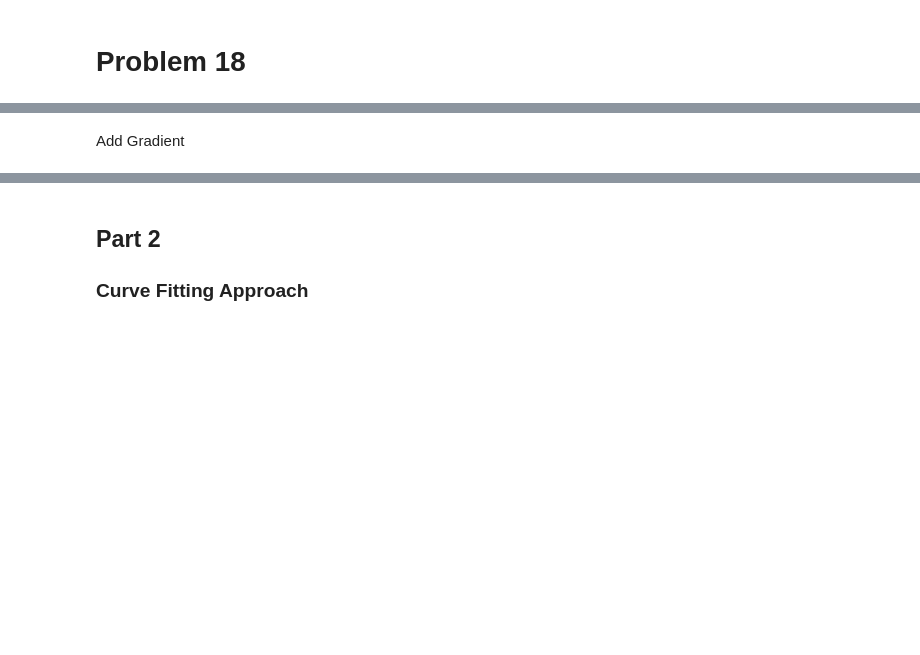
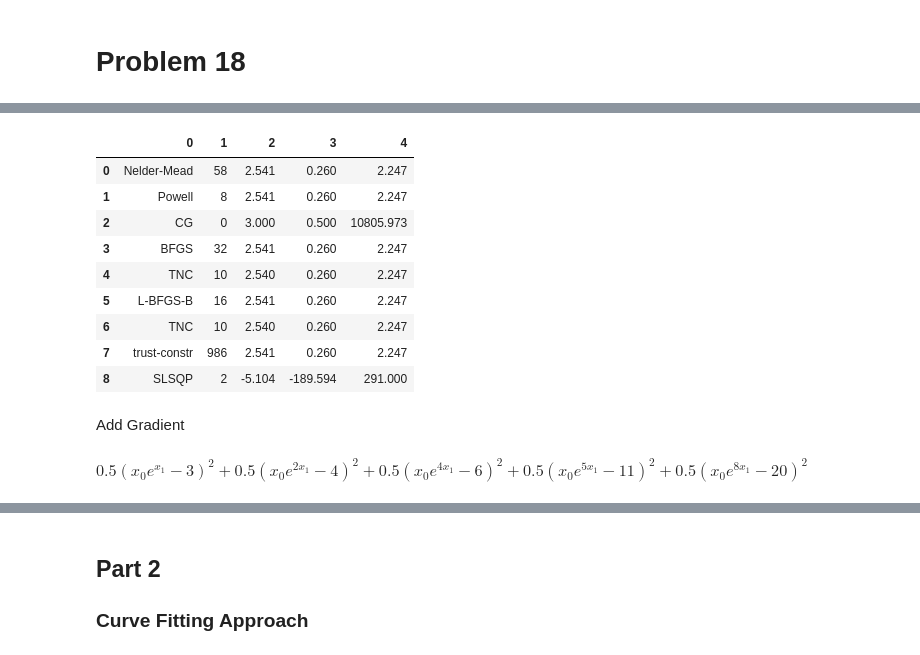
Before and after one commit to victorhuangkk/york_optimization_final, a Jupyter notebook: final_exam_coding.ipynb, the cells around one changed output, grey strips where cells are left out. Saved outputs shown, nothing was run; the diff lists cells and outputs as text; code cells hidden in the pictures; blank space fills up the shorter version.

Commit message:
finished problem 13

```diff
--- a/final_exam_coding.ipynb
+++ b/final_exam_coding.ipynb
@@ -79,5 +140,25 @@ ValueError: Jacobian is required for Newton-CG method
 # %%
 import pandas as pd
-pd.DataFrame(all_res).to_csv("problem18_part1.csv")
+pd.DataFrame(all_res)
+# %% [output]
+|  | 0 | 1 | 2 | 3 | 4 |
+| 0 | Nelder-Mead | 58 | 2.541 | 0.260 | 2.247 |
+| 1 | Powell | 8 | 2.541 | 0.260 | 2.247 |
+| 2 | CG | 0 | 3.000 | 0.500 | 10805.973 |
+| 3 | BFGS | 32 | 2.541 | 0.260 | 2.247 |
+| 4 | TNC | 10 | 2.540 | 0.260 | 2.247 |
+| 5 | L-BFGS-B | 16 | 2.541 | 0.260 | 2.247 |
+| 6 | TNC | 10 | 2.540 | 0.260 | 2.247 |
+| 7 | trust-constr | 986 | 2.541 | 0.260 | 2.247 |
+| 8 | SLSQP | 2 | -5.104 | -189.594 | 291.000 |
 # %% [markdown]
 Add Gradient
+# %%
+import sympy as sym
+x0 = sym.Symbol('x0')
+x1 = sym.Symbol('x1')
+phi_1 = 0.5*(x0*sym.exp(x1) - 3)**2 + 0.5*(x0*sym.exp(x1*2) - 4)**2 + 0.5*(x0*sym.exp(x1*4) - 6)**2 + \
+0.5*(x0*sym.exp(x1*5) - 11)**2 + 0.5*(x0*sym.exp(x1*8) - 20)**2
+phi_1
+# %% [output]
+$\displaystyle 0.5 \left(x_{0} e^{x_{1}} - 3\right)^{2} + 0.5 \left(x_{0} e^{2 x_{1}} - 4\right)^{2} + 0.5 \left(x_{0} e^{4 x_{1}} - 6\right)^{2} + 0.5 \left(x_{0} e^{5 x_{1}} - 11\right)^{2} + 0.5 \left(x_{0} e^{8 x_{1}} - 20\right)^{2}$
```
Also changed, not shown: parts of 18 cells of this notebook, 4 other files.
